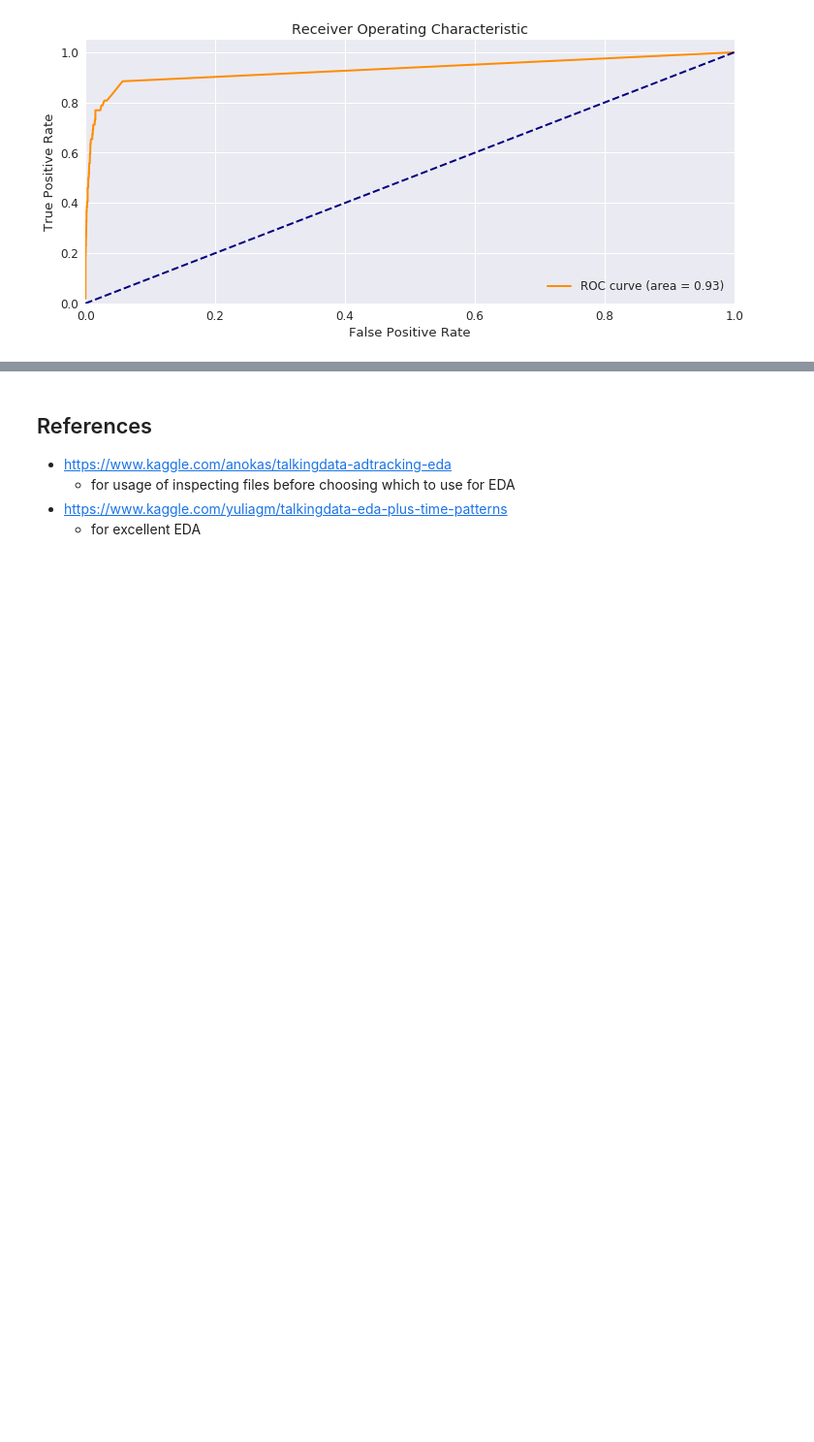
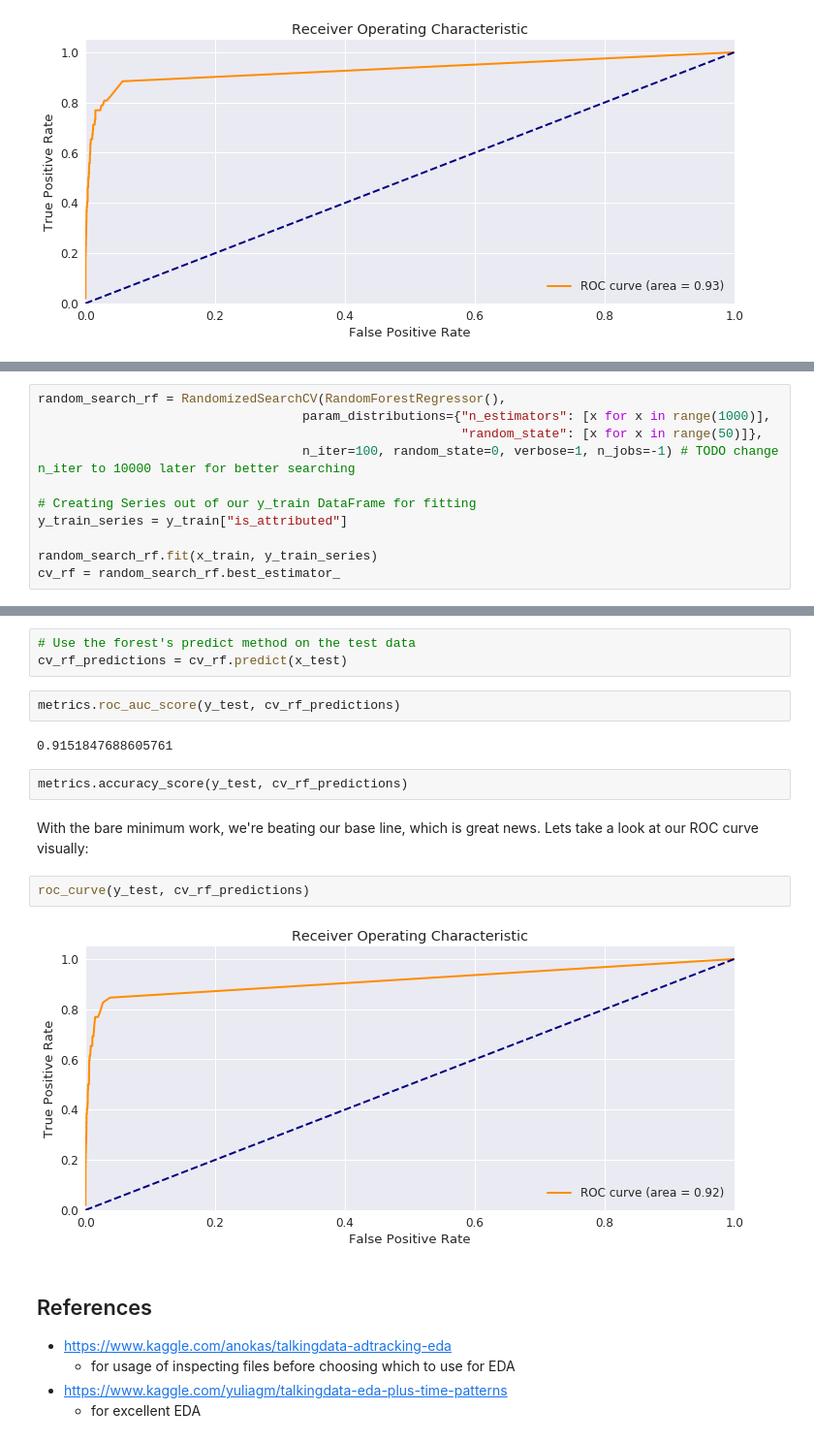
Before and after one commit to GregHilston/kaggle-talking-data-ad-tracking-fraud-detection-challenge, a Jupyter notebook: grehg.ipynb, the cells around one changed output, grey strips where cells are left out. Shown: that part at 97% size. Cells and saved outputs as stored; diff of their text form; blank space fills up the shorter version.

Commit message:
Added random search forest regressor

```diff
--- a/grehg.ipynb
+++ b/grehg.ipynb
@@ -588,0 +591,11 @@ roc_curve(y_test, predictions)
+# %%
+random_search_rf = RandomizedSearchCV(RandomForestRegressor(),
+                                   param_distributions={"n_estimators": [x for x in range(1000)],
+                                                        "random_state": [x for x in range(50)]},
+                                   n_iter=100, random_state=0, verbose=1, n_jobs=-1) # TODO change n_iter to 10000 later for better searching
+
+# Creating Series out of our y_train DataFrame for fitting
+y_train_series = y_train["is_attributed"]
+
+random_search_rf.fit(x_train, y_train_series)
+cv_rf = random_search_rf.best_estimator_
@@ -589,3 +607,18 @@ roc_curve(y_test, predictions)
+# %%
+# Use the forest's predict method on the test data
+cv_rf_predictions = cv_rf.predict(x_test)
+# %%
+metrics.roc_auc_score(y_test, cv_rf_predictions)
+# %% [output]
+0.9151847688605761
+# %% [raw]
+metrics.accuracy_score(y_test, cv_rf_predictions)
+# %% [markdown]
+With the bare minimum work, we're beating our base line, which is great news. Lets take a look at our ROC curve visually:
+# %%
+roc_curve(y_test, cv_rf_predictions)
+# %% [output]
+[figure, added]
 # %% [markdown]
 ## References
 
```
Also changed, not shown: parts of 4 cells of this notebook.
